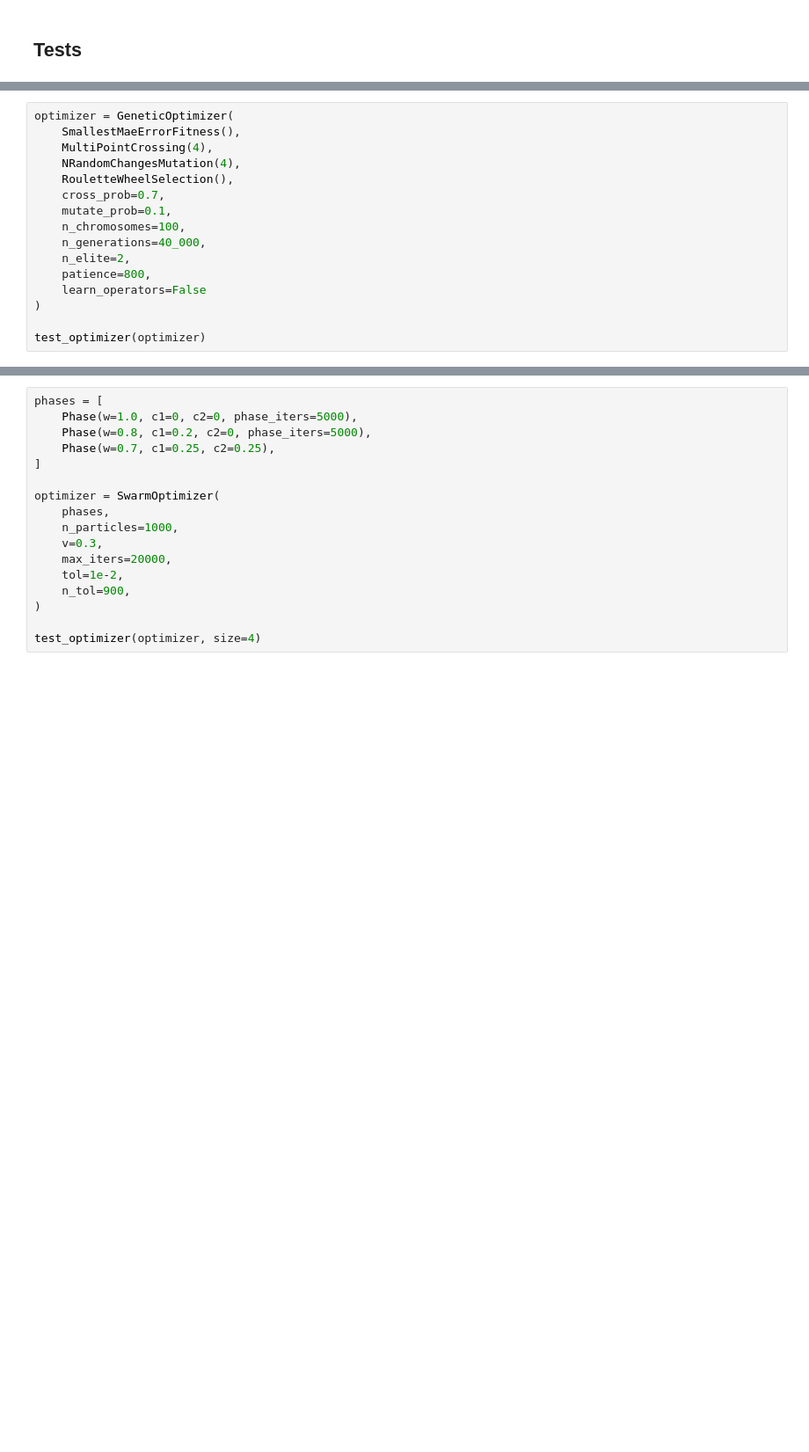
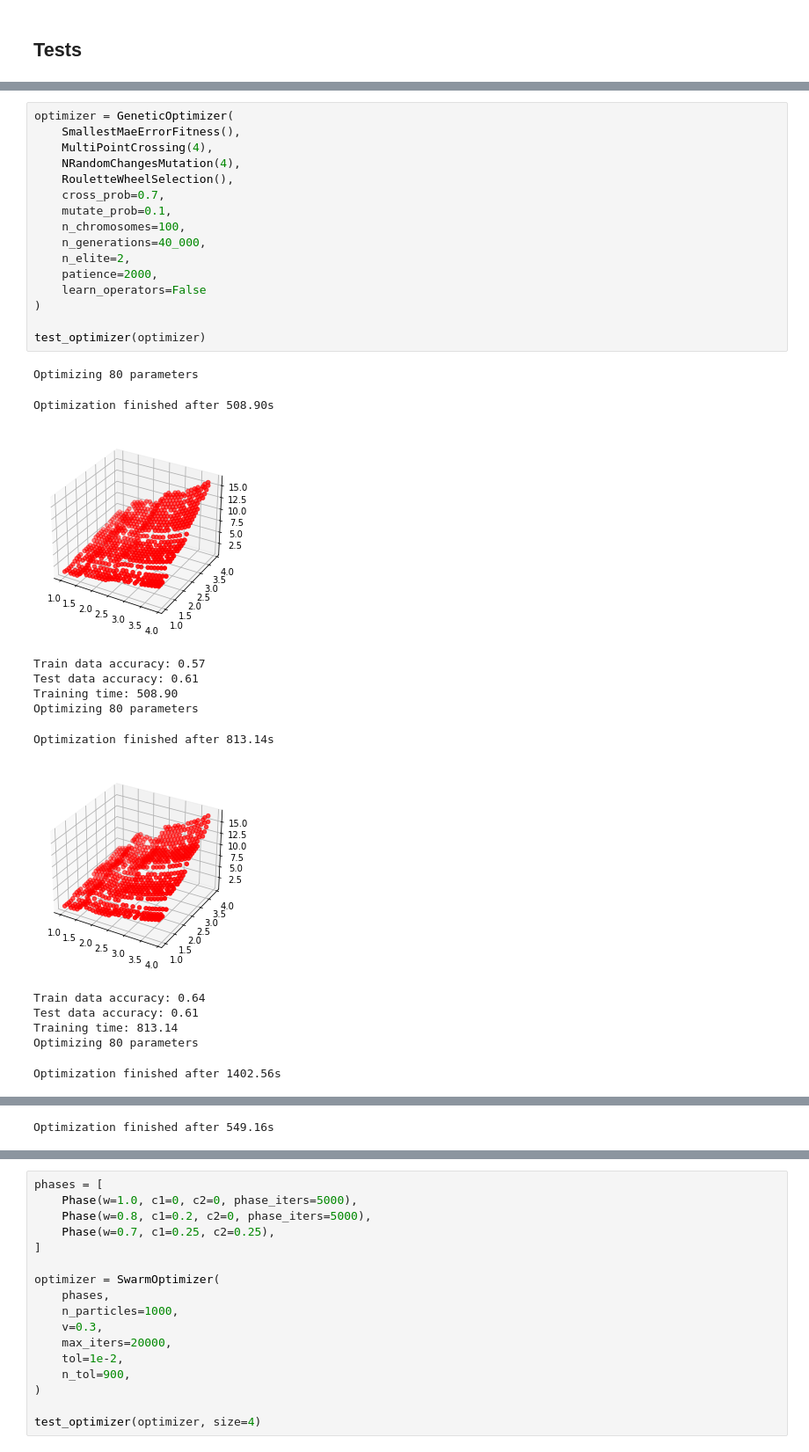
Before and after one commit to klima7/ANFIS, a Jupyter notebook: demo.ipynb, the cells around one changed output, grey strips where cells are left out. Shown at 88% size. Saved outputs shown, nothing was run; the diff lists cells and outputs as text; blank space fills up the shorter version.

```diff
--- a/demo.ipynb
+++ b/demo.ipynb
@@ -98,16 +124,31 @@ test_optimizer(optimizer)
 # %%
 optimizer = GeneticOptimizer(
     SmallestMaeErrorFitness(),
     MultiPointCrossing(4),
     NRandomChangesMutation(4),
     RouletteWheelSelection(),
     cross_prob=0.7,
     mutate_prob=0.1,
     n_chromosomes=100,
     n_generations=40_000,
     n_elite=2,
-    patience=800,
+    patience=2000,
     learn_operators=False
 )
 
 test_optimizer(optimizer)
+# %% [output]
+Optimizing 80 parameters
+Optimization finished after 508.90s
+[figure, added]
+Train data accuracy: 0.57
+Test data accuracy: 0.61
+Training time: 508.90
+Optimizing 80 parameters
+Optimization finished after 813.14s
+[figure, added]
+Train data accuracy: 0.64
+Test data accuracy: 0.61
+Training time: 813.14
+Optimizing 80 parameters
+Optimization finished after 1402.56s
@@ -113,0 +160 @@ test_optimizer(optimizer)
+Optimization finished after 549.16s
```
Also changed, not shown: parts of 11 cells of this notebook.
